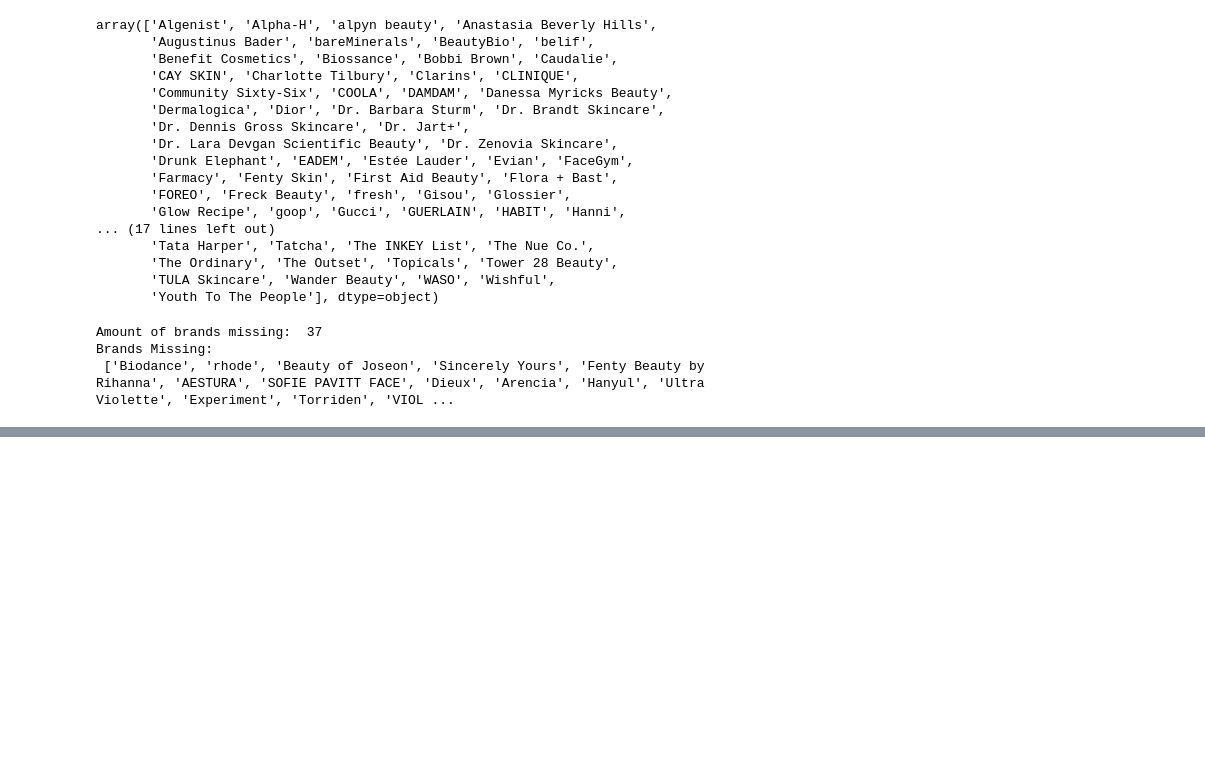
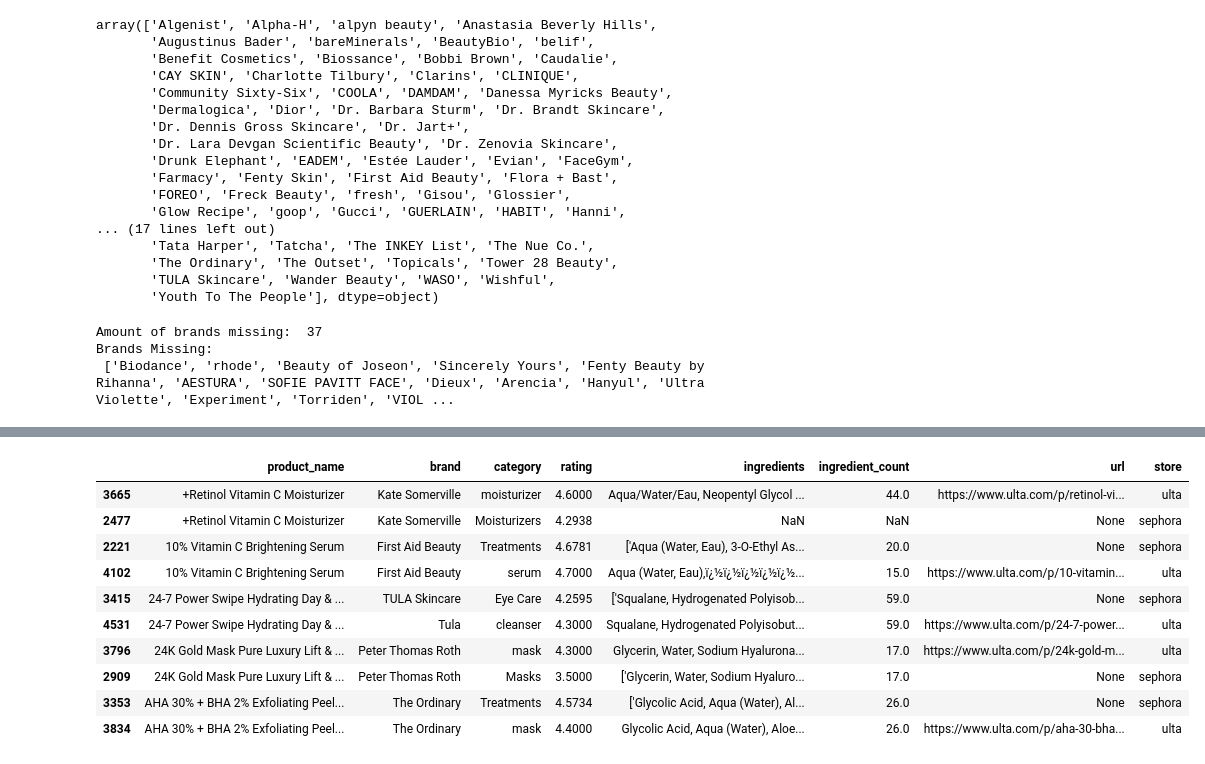
Before and after one commit to dairalmerino/Skinify, a Jupyter notebook: notebooks/04_merge_datasets.ipynb, the cells around one changed output, grey strips where cells are left out. Cells and saved outputs as stored; diff of their text form; code cells hidden in the pictures; blank space fills up the shorter version.

```diff
--- a/notebooks/04_merge_datasets.ipynb
+++ b/notebooks/04_merge_datasets.ipynb
@@ -313,3 +313,17 @@ master.head(10)
 | 7 | House of Hur Brightening Skin Pre... | House of Hur | Face Pads | NaN | NaN | 0.0 | https://us.oliveyoung.com/product... | olive_young |
 | 8 | CeraVe Intensive Moisturizing Lot... | CeraVe | Face Creams | NaN | AQUA WATER EAU GLYCERIN BUTYROSPE... | 2.0 | https://us.oliveyoung.com/product... | olive_young |
 | 9 | medicube PDRN Pink Peptide Serum ... | medicube | Mists & Essences | NaN | Water, Glycerin, Dipropylene glyc... | 41.0 | https://us.oliveyoung.com/product... | olive_young |
+# %%
+master[master['product_name'].duplicated(keep = False)].sort_values(by='product_name').head(10)
+# %% [output]
+|  | product_name | brand | category | rating | ingredients | ingredient_count | url | store |
+| 3665 | +Retinol Vitamin C Moisturizer | Kate Somerville | moisturizer | 4.6000 | Aqua/Water/Eau, Neopentyl Glycol ... | 44.0 | https://www.ulta.com/p/retinol-vi... | ulta |
+| 2477 | +Retinol Vitamin C Moisturizer | Kate Somerville | Moisturizers | 4.2938 | NaN | NaN | None | sephora |
+| 2221 | 10% Vitamin C Brightening Serum | First Aid Beauty | Treatments | 4.6781 | ['Aqua (Water, Eau), 3-O-Ethyl As... | 20.0 | None | sephora |
+| 4102 | 10% Vitamin C Brightening Serum | First Aid Beauty | serum | 4.7000 | Aqua (Water, Eau),ï¿½ï¿½ï¿½ï¿½ï¿½... | 15.0 | https://www.ulta.com/p/10-vitamin... | ulta |
+| 3415 | 24-7 Power Swipe Hydrating Day & ... | TULA Skincare | Eye Care | 4.2595 | ['Squalane, Hydrogenated Polyisob... | 59.0 | None | sephora |
+| 4531 | 24-7 Power Swipe Hydrating Day & ... | Tula | cleanser | 4.3000 | Squalane, Hydrogenated Polyisobut... | 59.0 | https://www.ulta.com/p/24-7-power... | ulta |
+| 3796 | 24K Gold Mask Pure Luxury Lift & ... | Peter Thomas Roth | mask | 4.3000 | Glycerin, Water, Sodium Hyalurona... | 17.0 | https://www.ulta.com/p/24k-gold-m... | ulta |
+| 2909 | 24K Gold Mask Pure Luxury Lift & ... | Peter Thomas Roth | Masks | 3.5000 | ['Glycerin, Water, Sodium Hyaluro... | 17.0 | None | sephora |
+| 3353 | AHA 30% + BHA 2% Exfoliating Peel... | The Ordinary | Treatments | 4.5734 | ['Glycolic Acid, Aqua (Water), Al... | 26.0 | None | sephora |
+| 3834 | AHA 30% + BHA 2% Exfoliating Peel... | The Ordinary | mask | 4.4000 | Glycolic Acid, Aqua (Water), Aloe... | 26.0 | https://www.ulta.com/p/aha-30-bha... | ulta |
```
Also changed, not shown: parts of 4 cells of this notebook.
